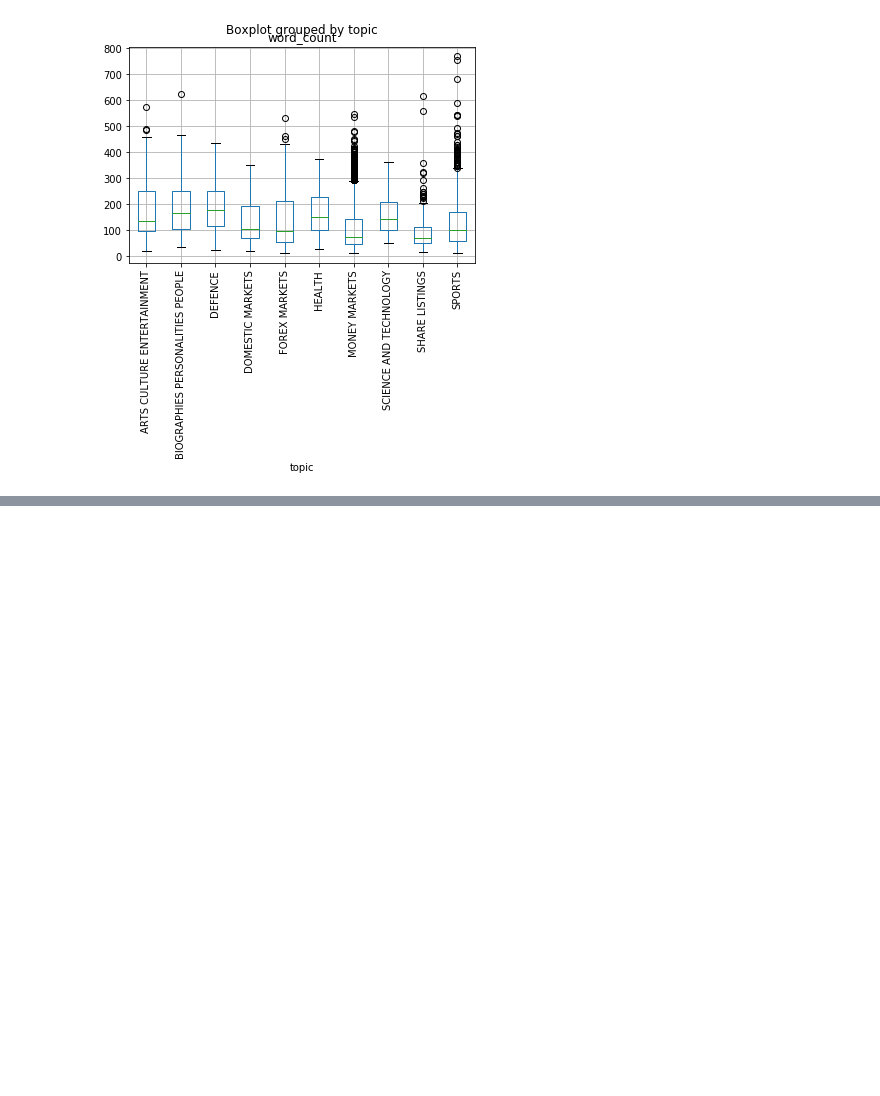
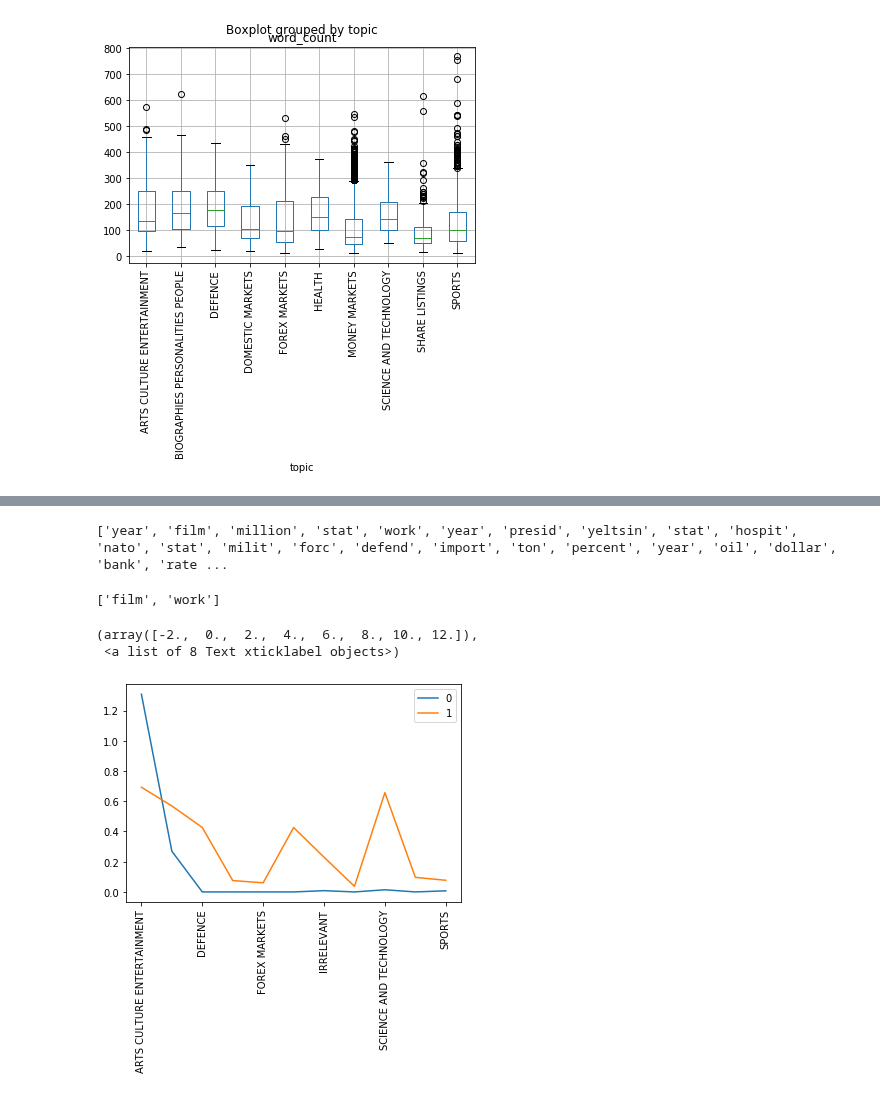
Before and after one commit to HenryLiangzy/COMP9417_Project, a Jupyter notebook: Yangqi_work.ipynb, the cells around one changed output, grey strips where cells are left out. Cells and saved outputs as stored; diff of their text form; code cells hidden in the pictures; blank space fills up the shorter version.

```diff
--- a/Yangqi_work.ipynb
+++ b/Yangqi_work.ipynb
@@ -78,0 +170,6 @@ most_frequenst_word_list
+# %%
+topic_group = df.groupby('topic')
+most_frequent_word_list = {}
+for name, group in topic_group :
+    frequent_words = Counter(" ".join(group["article_words"]).split(",")).most_common(5)
+    most_frequent_word_list.update({name:frequent_words})
@@ -78,0 +196,34 @@ most_frequenst_word_list
+# %%
+word_list_5 = [] #the most 5 frequent words in each topic
+for name, group in topic_group :
+    frequent_words = Counter(" ".join(group["article_words"]).split(",")).most_common(5)
+    common_words = [i[0] for i in frequent_words]
+    word_list_5 = word_list_5 + common_words
+# %%
+print(word_list_5)
+word_list_arts = [i for i in word_list_5[:5] if word_list_5.count(i) == 1] # the words that is unique and high frequent on topic 1 (arts)
+# %% [output]
+['year', 'film', 'million', 'stat', 'work', 'year', 'presid', 'yeltsin', 'stat', 'hospit', 'nato', 'stat', 'milit', 'forc', 'defend', 'import', 'ton', 'percent', 'year', 'oil', 'dollar', 'bank', 'rate ...
+# %%
+word_list_arts
+# %% [output]
+['film', 'work']
+# %%
+occurence_df = pd.DataFrame() #show their occurence in other topics
+for words in word_list_arts:
+    occurence_dict = {}
+    for name, group in topic_group :
+        word_counter = Counter(" ".join(group["article_words"]).split(","))
+        occurence = word_counter[words]
+        avg_occurence = occurence / len(group)
+        occurence_dict.update({name:avg_occurence})
+    occur_series = pd.Series(occurence_dict)
+    occur_series.name = words
+    occurence_df = occurence_df.append(occur_series, ignore_index = True)
+# %%
+occurence_df.T.plot()
+plt.xticks(rotation=90)
+# %% [output]
+(array([-2.,  0.,  2.,  4.,  6.,  8., 10., 12.]),
+ <a list of 8 Text xticklabel objects>)
+[figure, added]
```
Also changed, not shown: parts of 23 cells of this notebook.
